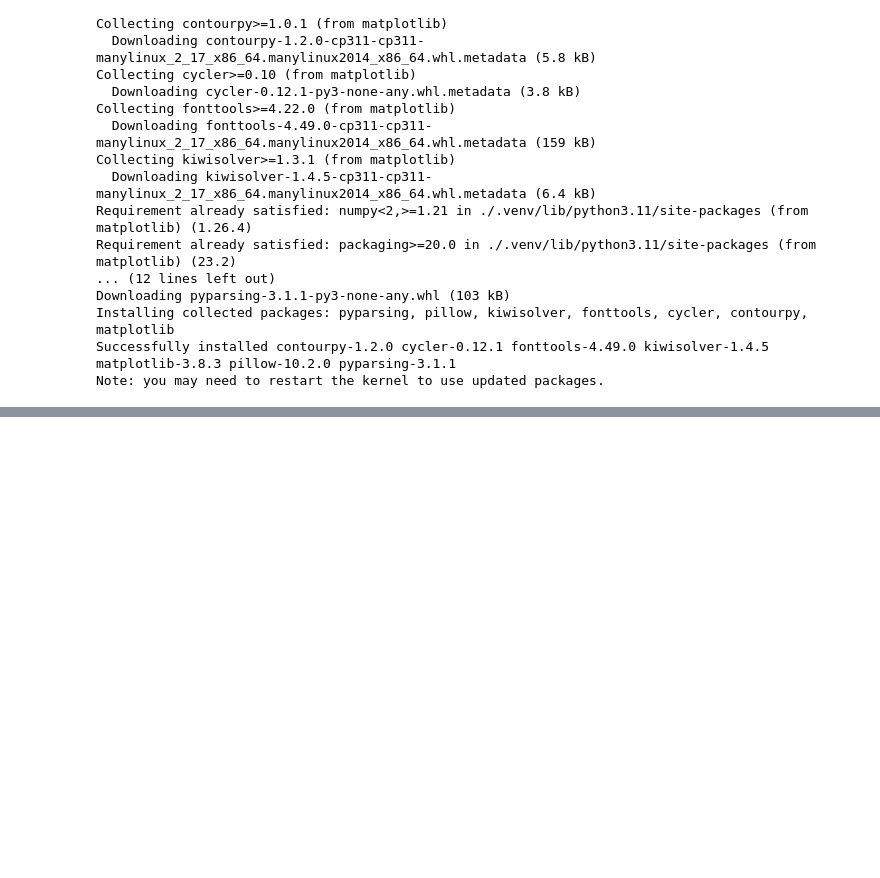
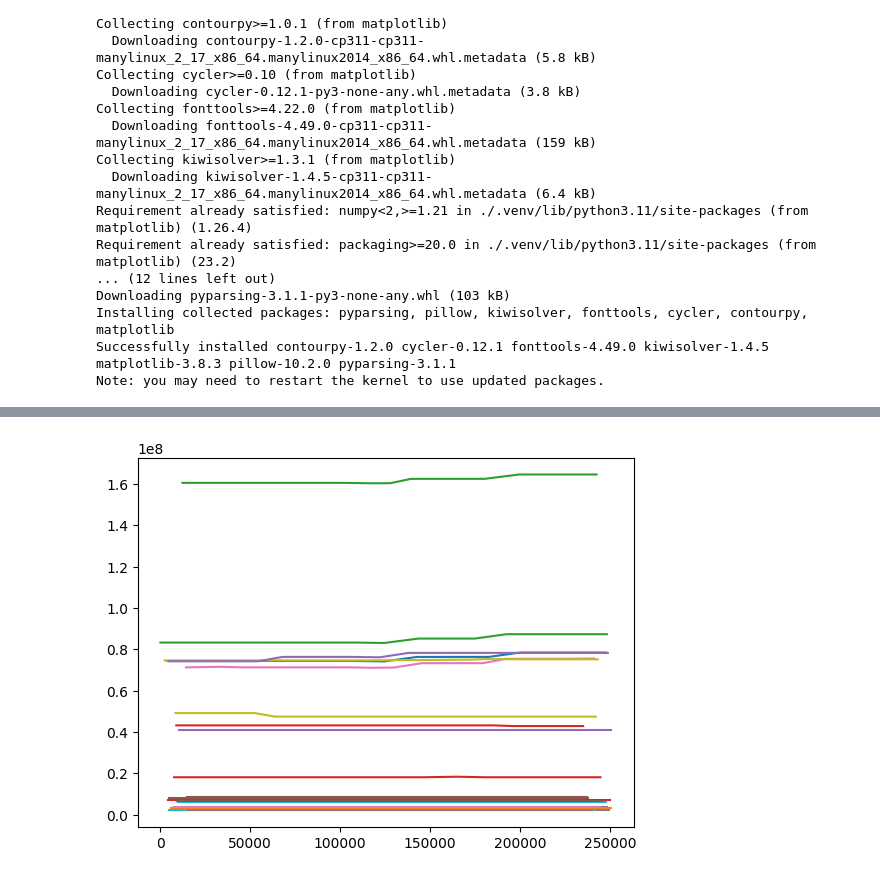
Before and after one commit to rozanfa/kubernetes-metric-collector, a Jupyter notebook: visualizer.ipynb, the cells around one changed output, grey strips where cells are left out. Cells and saved outputs as stored; diff of their text form; code cells hidden in the pictures; blank space fills up the shorter version.

```diff
--- a/visualizer.ipynb
+++ b/visualizer.ipynb
@@ -62,5 +54,11 @@ Name: timestamp, Length: 4191, dtype: int64
 # %%
 pods = df['pod'].unique()
+# %%
+for pod in pods:
+    df_pod = df.loc[df['pod'] == pod]
+    plt.plot(df_pod['memory_timestamp'], df_pod['memory'], label=pod)
+# %% [output]
+[figure, added]
 # %%
 for pod in pods:
     df_pod = df.loc[df['pod'] == pod]
```
Also changed, not shown: parts of 4 cells of this notebook, 13 other files.
